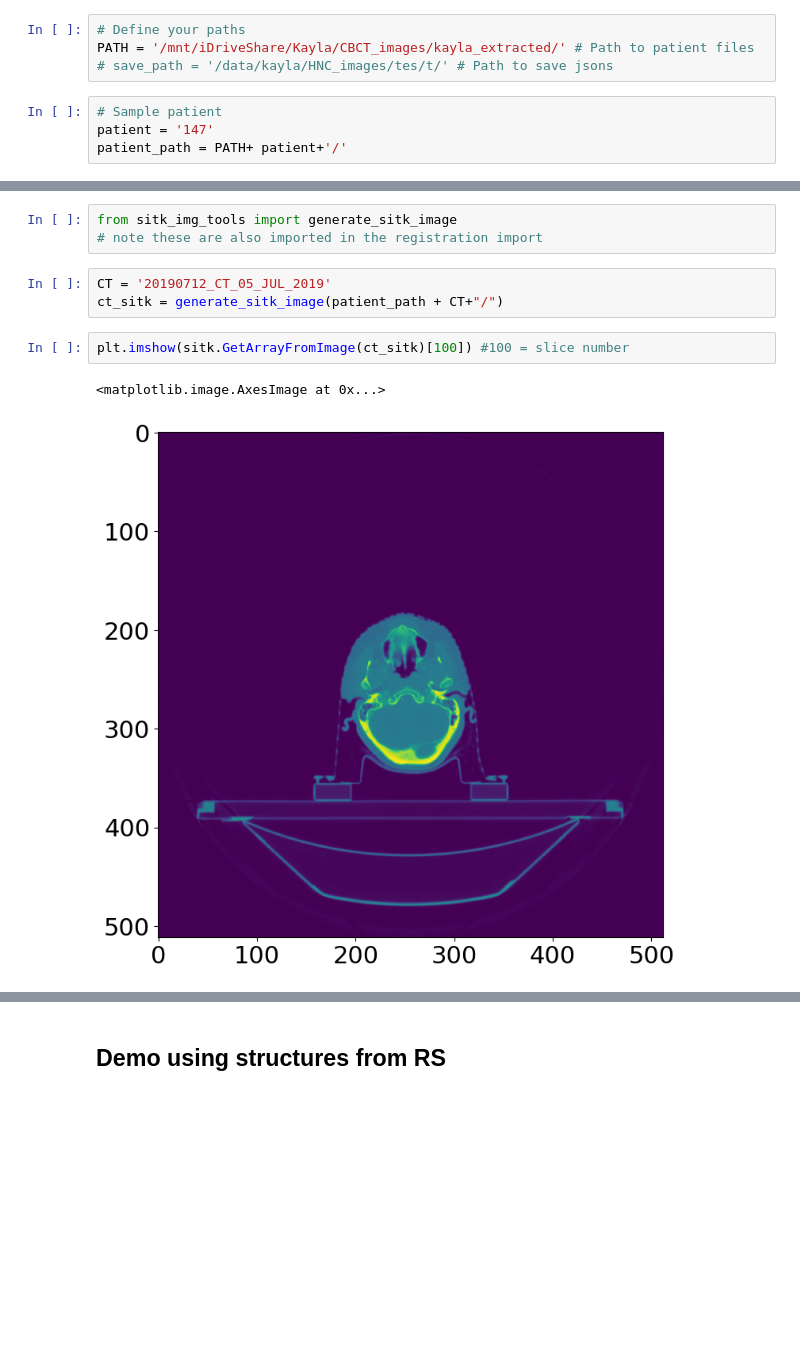
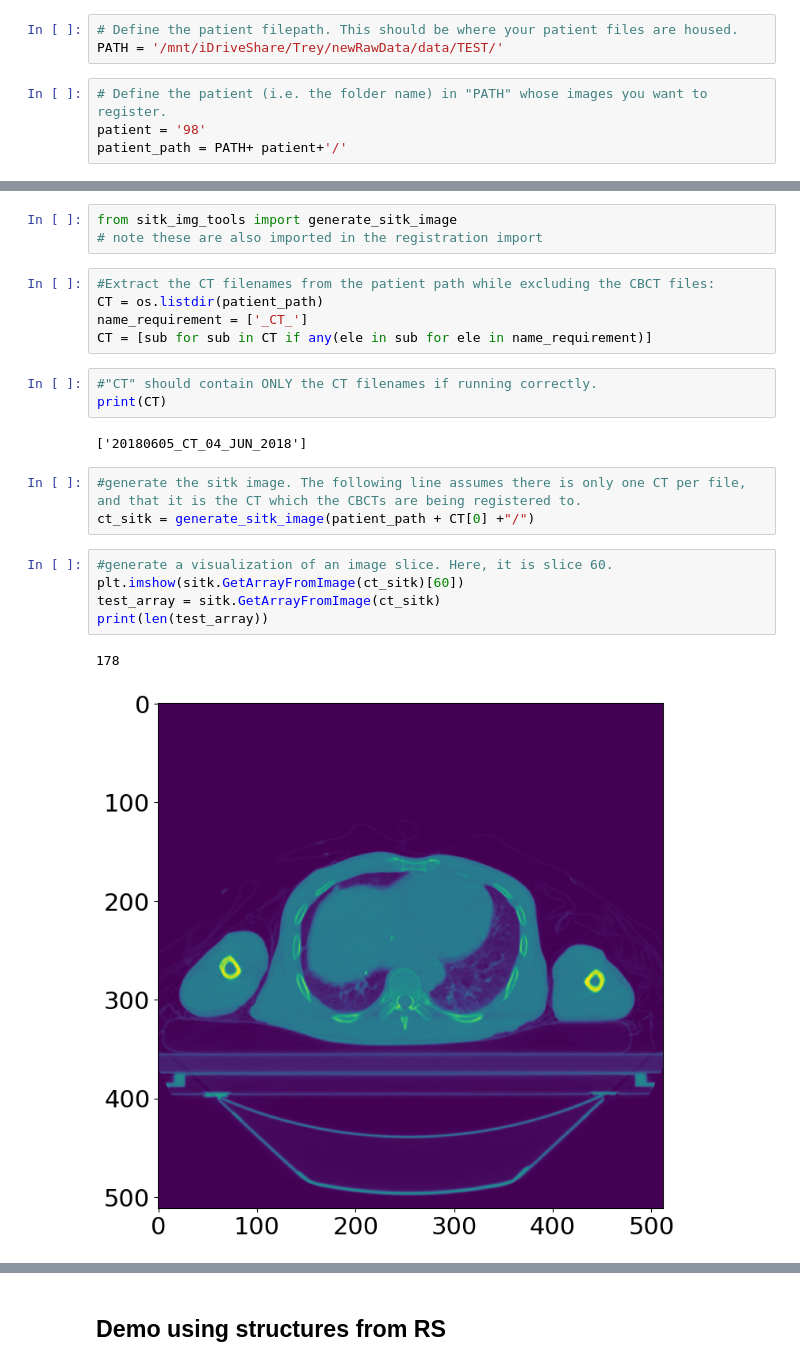
Before and after one commit to kildealab/longiDICOM, a Jupyter notebook: Examples/Sample Notebook - Registration.ipynb, the cells around one changed output, grey strips where cells are left out. Cells and saved outputs as stored; diff of their text form; blank space fills up the shorter version.

```diff
--- a/Examples/Sample Notebook - Registration.ipynb
+++ b/Examples/Sample Notebook - Registration.ipynb
@@ -23,10 +29,9 @@ importlib.reload( sitk_img_tools)
 # %%
-# Define your paths
-PATH = '/mnt/iDriveShare/Kayla/CBCT_images/kayla_extracted/' # Path to patient files
-# save_path = '/data/kayla/HNC_images/tes/t/' # Path to save jsons
+# Define the patient filepath. This should be where your patient files are housed.
+PATH = '/mnt/iDriveShare/Trey/newRawData/data/TEST/'
 # %%
-# Sample patient
-patient = '147'
+# Define the patient (i.e. the folder name) in "PATH" whose images you want to register.
+patient = '98'
 patient_path = PATH+ patient+'/'
 # %% [markdown]
 ## Demo registering images - uses the REG file (same way it was registered in TPS)
@@ -106,11 +71,24 @@ Image (0x14f0b890)
 # %%
 from sitk_img_tools import generate_sitk_image
 # note these are also imported in the registration import
-# %%
-CT = '20190712_CT_05_JUL_2019'
-ct_sitk = generate_sitk_image(patient_path + CT+"/")
-# %%
-plt.imshow(sitk.GetArrayFromImage(ct_sitk)[100]) #100 = slice number
-# %% [output]
-<matplotlib.image.AxesImage at 0x...>
-[figure, removed]
+# %%
+#Extract the CT filenames from the patient path while excluding the CBCT files:
+CT = os.listdir(patient_path)
+name_requirement = ['_CT_']
+CT = [sub for sub in CT if any(ele in sub for ele in name_requirement)]
+# %%
+#"CT" should contain ONLY the CT filenames if running correctly.
+print(CT)
+# %% [output]
+['20180605_CT_04_JUN_2018']
+# %%
+#generate the sitk image. The following line assumes there is only one CT per file, and that it is the CT which the CBCTs are being registered to.
+ct_sitk = generate_sitk_image(patient_path + CT[0] +"/")
+# %%
+#generate a visualization of an image slice. Here, it is slice 60.
+plt.imshow(sitk.GetArrayFromImage(ct_sitk)[60])
+test_array = sitk.GetArrayFromImage(ct_sitk)
+print(len(test_array))
+# %% [output]
+178
+[figure, added]
```
Also changed, not shown: parts of 25 cells of this notebook.
